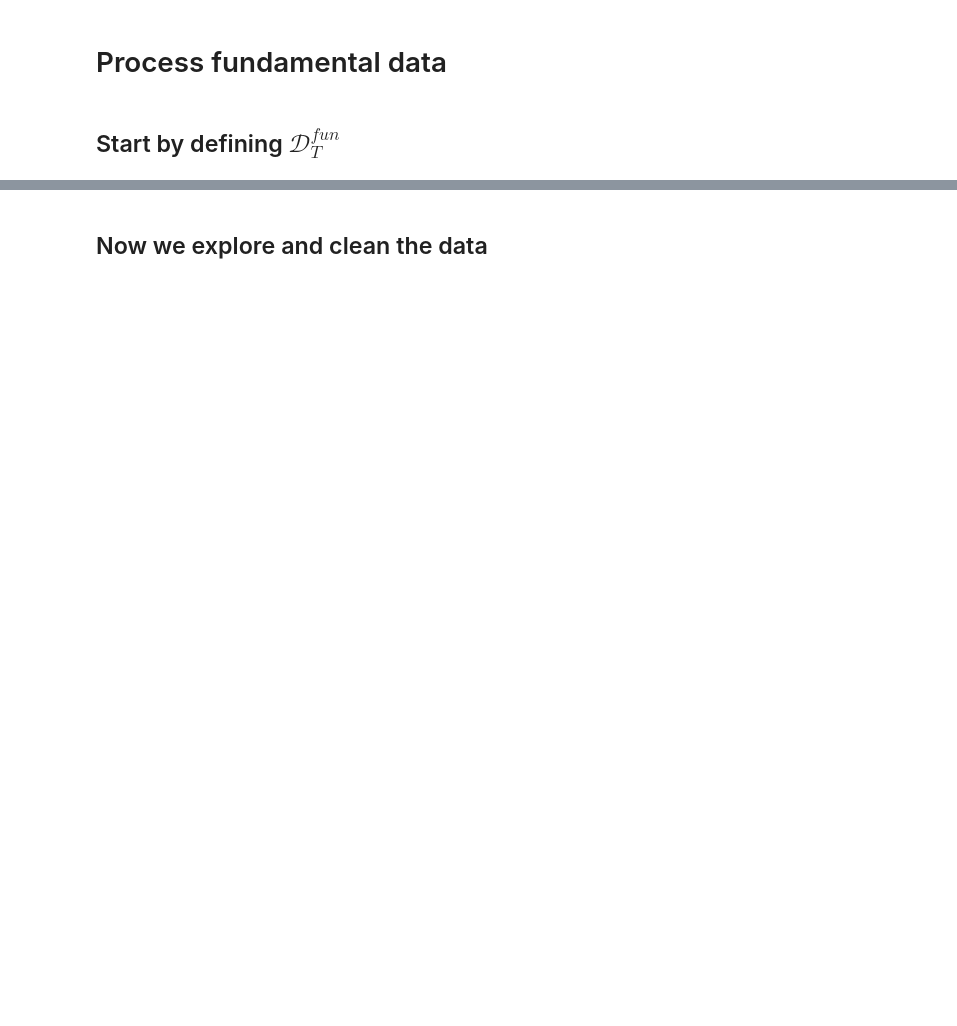
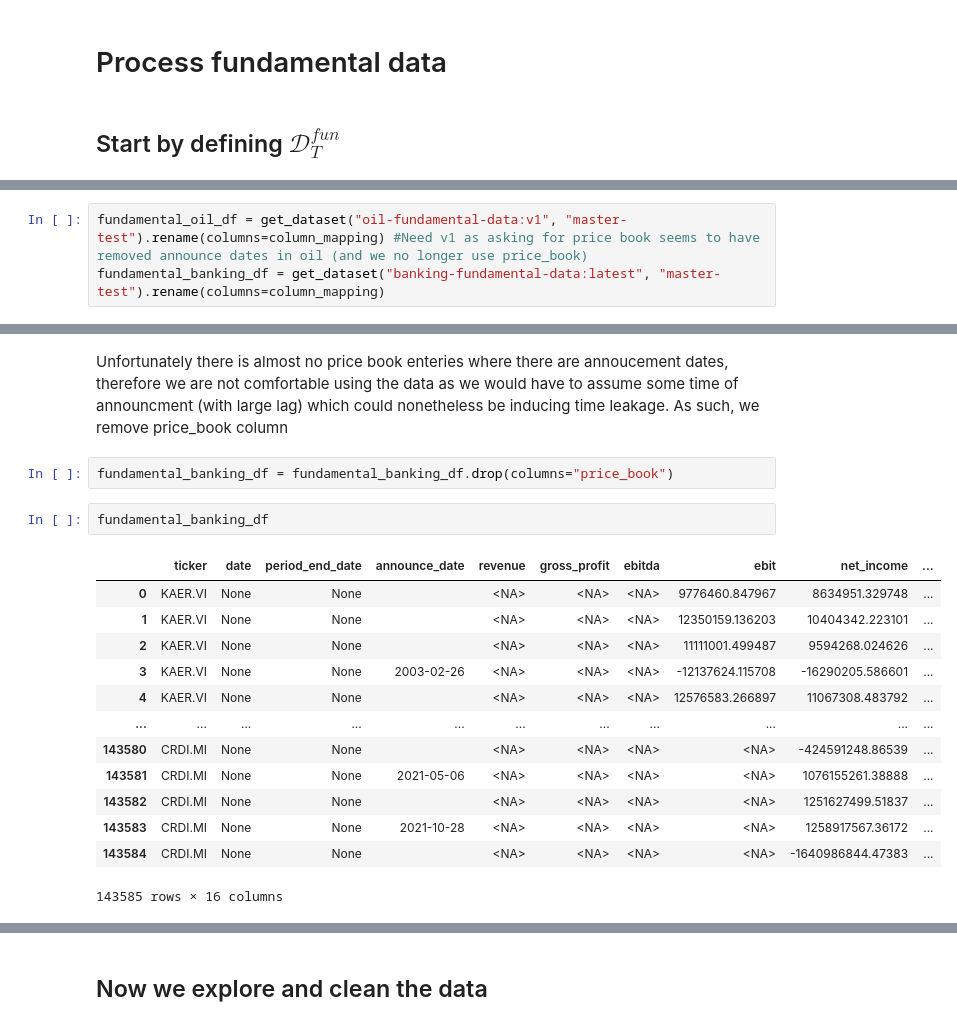
Before and after one commit to Krankile/npmf, a Jupyter notebook: notebooks/fundamental_cleaning.ipynb, the cells around one changed output, grey strips where cells are left out. Saved outputs shown, nothing was run; the diff lists cells and outputs as text; blank space fills up the shorter version.

```diff
--- a/notebooks/fundamental_cleaning.ipynb
+++ b/notebooks/fundamental_cleaning.ipynb
@@ -54,0 +66,3 @@ total_values
+# %%
+fundamental_oil_df = get_dataset("oil-fundamental-data:v1", "master-test").rename(columns=column_mapping) #Need v1 as asking for price book seems to have removed announce dates in oil (and we no longer use price_book)
+fundamental_banking_df = get_dataset("banking-fundamental-data:latest", "master-test").rename(columns=column_mapping)
@@ -54,0 +84,20 @@ total_values
+# %% [markdown]
+Unfortunately there is almost no price book enteries where there are annoucement dates, therefore we are not comfortable using the data as we would have to assume some time of announcment (with large lag) which could nonetheless be inducing time leakage. As such, we remove price_book column
+# %%
+fundamental_banking_df = fundamental_banking_df.drop(columns="price_book")
+# %%
+fundamental_banking_df
+# %% [output]
+|  | ticker | date | period_end_date | announce_date | revenue | gross_profit | ebitda | ebit | net_income | ... |
+| 0 | KAER.VI | None | None |  | <NA> | <NA> | <NA> | 9776460.847967 | 8634951.329748 | ... |
+| 1 | KAER.VI | None | None |  | <NA> | <NA> | <NA> | 12350159.136203 | 10404342.223101 | ... |
+| 2 | KAER.VI | None | None |  | <NA> | <NA> | <NA> | 11111001.499487 | 9594268.024626 | ... |
+| 3 | KAER.VI | None | None | 2003-02-26 | <NA> | <NA> | <NA> | -12137624.115708 | -16290205.586601 | ... |
+| 4 | KAER.VI | None | None |  | <NA> | <NA> | <NA> | 12576583.266897 | 11067308.483792 | ... |
+| ... | ... | ... | ... | ... | ... | ... | ... | ... | ... | ... |
+| 143580 | CRDI.MI | None | None |  | <NA> | <NA> | <NA> | <NA> | -424591248.86539 | ... |
+| 143581 | CRDI.MI | None | None | 2021-05-06 | <NA> | <NA> | <NA> | <NA> | 1076155261.38888 | ... |
+| 143582 | CRDI.MI | None | None |  | <NA> | <NA> | <NA> | <NA> | 1251627499.51837 | ... |
+| 143583 | CRDI.MI | None | None | 2021-10-28 | <NA> | <NA> | <NA> | <NA> | 1258917567.36172 | ... |
+| 143584 | CRDI.MI | None | None |  | <NA> | <NA> | <NA> | <NA> | -1640986844.47383 | ... |
+143585 rows × 16 columns
```
Also changed, not shown: parts of 39 cells of this notebook.
